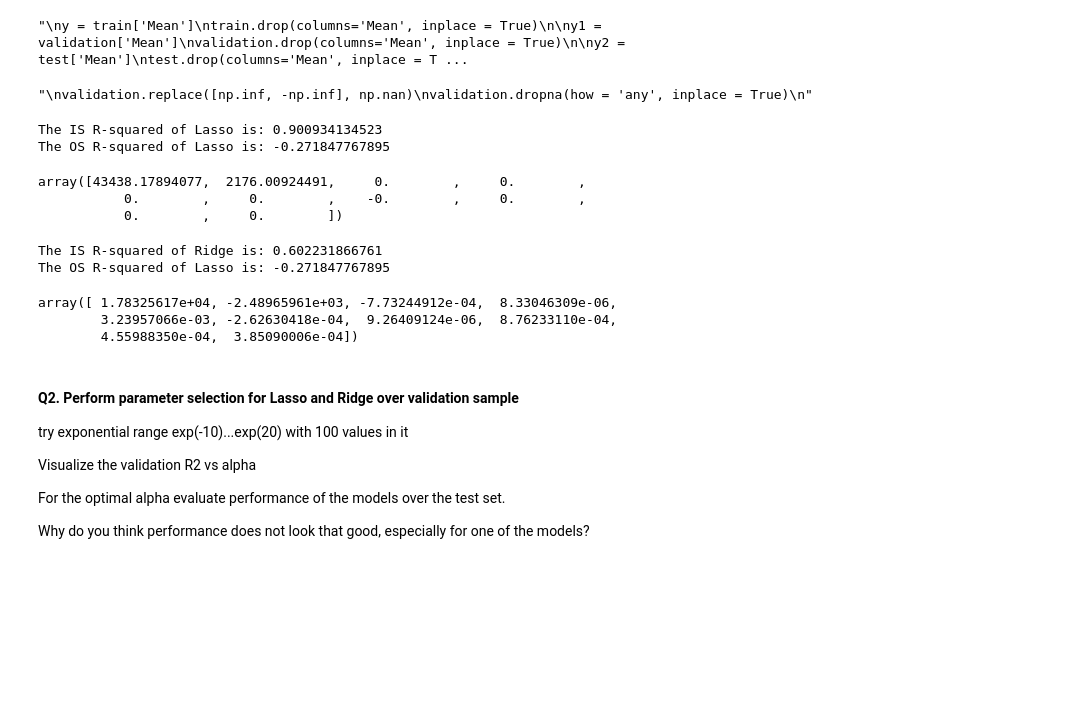
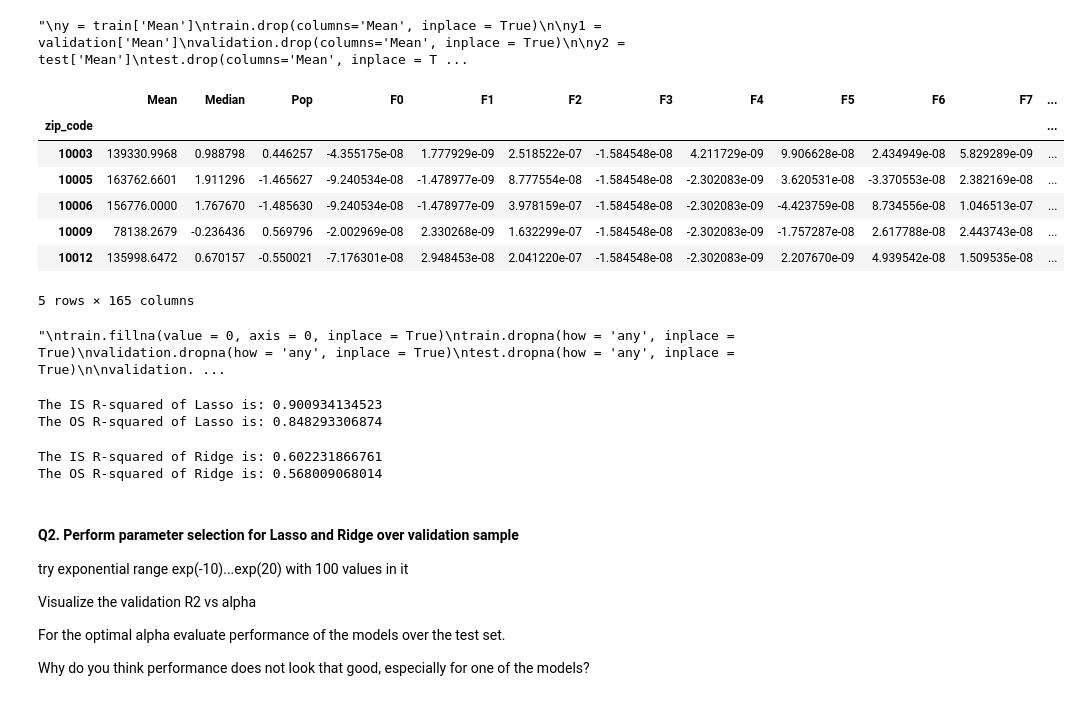
Before and after one commit to pratikwatwani/Applied-Data-Science, a Jupyter notebook: Session 07/Regularization (Lasso and Ridge).ipynb, the cells around one changed output. Cells and saved outputs as stored; diff of their text form; code cells hidden in the pictures; blank space fills up the shorter version.

```diff
--- a/Session 07/Regularization (Lasso and Ridge).ipynb
+++ b/Session 07/Regularization (Lasso and Ridge).ipynb
@@ -614,54 +586,51 @@ test.drop(columns='Mean', inplace = True)
 '''
 # %% [output]
 "\ny = train['Mean']\ntrain.drop(columns='Mean', inplace = True)\n\ny1 = validation['Mean']\nvalidation.drop(columns='Mean', inplace = True)\n\ny2 = test['Mean']\ntest.drop(columns='Mean', inplace = T ...
+# %%
+train.head()
+# %% [output]
+|  | Mean | Median | Pop | F0 | F1 | F2 | F3 | F4 | F5 | F6 | F7 | ... |
+| zip_code |  |  |  |  |  |  |  |  |  |  |  | ... |
+| 10003 | 139330.9968 | 0.988798 | 0.446257 | -4.355175e-08 | 1.777929e-09 | 2.518522e-07 | -1.584548e-08 | 4.211729e-09 | 9.906628e-08 | 2.434949e-08 | 5.829289e-09 | ... |
+| 10005 | 163762.6601 | 1.911296 | -1.465627 | -9.240534e-08 | -1.478977e-09 | 8.777554e-08 | -1.584548e-08 | -2.302083e-09 | 3.620531e-08 | -3.370553e-08 | 2.382169e-08 | ... |
+| 10006 | 156776.0000 | 1.767670 | -1.485630 | -9.240534e-08 | -1.478977e-09 | 3.978159e-07 | -1.584548e-08 | -2.302083e-09 | -4.423759e-08 | 8.734556e-08 | 1.046513e-07 | ... |
+| 10009 | 78138.2679 | -0.236436 | 0.569796 | -2.002969e-08 | 2.330268e-09 | 1.632299e-07 | -1.584548e-08 | -2.302083e-09 | -1.757287e-08 | 2.617788e-08 | 2.443743e-08 | ... |
+| 10012 | 135998.6472 | 0.670157 | -0.550021 | -7.176301e-08 | 2.948453e-08 | 2.041220e-07 | -1.584548e-08 | -2.302083e-09 | 2.207670e-09 | 4.939542e-08 | 1.509535e-08 | ... |
+5 rows × 165 columns
 # %%
 '''
 train.fillna(value = 0, axis = 0, inplace = True)
 train.dropna(how = 'any', inplace = True)
 validation.dropna(how = 'any', inplace = True)
 test.dropna(how = 'any', inplace = True)
-'''
+
 validation.fillna(value = 0, axis = 0, inplace = True)
 test.fillna(value = 0, axis = 0, inplace = True)
+
+validation.replace([np.inf, -np.inf], np.nan)
+validation.dropna(how = 'any', inplace = True)
+'''
+# %% [output]
+"\ntrain.fillna(value = 0, axis = 0, inplace = True)\ntrain.dropna(how = 'any', inplace = True)\nvalidation.dropna(how = 'any', inplace = True)\ntest.dropna(how = 'any', inplace = True)\n\nvalidation. ...
-# %%
-'''
-validation.replace([np.inf, -np.inf], np.nan)
-validation.dropna(how = 'any', inplace = True)
-'''
-# %% [output]
-"\nvalidation.replace([np.inf, -np.inf], np.nan)\nvalidation.dropna(how = 'any', inplace = True)\n"
 # %%
 Lasso=linear_model.Lasso(fit_intercept=True, alpha=100)
 
 Lasso.fit(train.iloc[:,1:],train['Mean'])
-isample=Lasso.predict(train.iloc[:,1:])
-print("The IS R-squared of Lasso is: {0}".format(r2_score(train['Mean'],isample)))
 
-osample=Lasso.predict(test.iloc[:,1:])
-print("The OS R-squared of Lasso is: {0}".format(r2_score(test['Mean'],osample)))
-Lasso.coef_[:10]
+print("The IS R-squared of Lasso is: {0}".format(r2_score(train['Mean'],Lasso.predict(train.iloc[:,1:]))))
+print("The OS R-squared of Lasso is: {0}".format(r2_score(test['Mean'],Lasso.predict(test.iloc[:,1:]))))
 # %% [output]
 The IS R-squared of Lasso is: 0.900934134523
-The OS R-squared of Lasso is: -0.271847767895
+The OS R-squared of Lasso is: 0.848293306874
-array([43438.17894077,  2176.00924491,     0.        ,     0.        ,
-           0.        ,     0.        ,    -0.        ,     0.        ,
-           0.        ,     0.        ])
 # %%
 Ridge=linear_model.Ridge(fit_intercept=True, alpha=100)
 Ridge.fit(train.iloc[:,1:],train['Mean'])
 
-isample=Ridge.predict(train.iloc[:,1:])
-print("The IS R-squared of Ridge is: {0}".format(r2_score(train['Mean'],isample)))
-
-osample=Ridge.predict(test.iloc[:,1:])
-print("The OS R-squared of Lasso is: {0}".format(r2_score(test['Mean'],osample)))
-Ridge.coef_[:10]
+print("The IS R-squared of Ridge is: {0}".format(r2_score(train['Mean'],Ridge.predict(train.iloc[:,1:]))))
+print("The OS R-squared of Ridge is: {0}".format(r2_score(test['Mean'],Ridge.predict(test.iloc[:,1:]))))
 # %% [output]
 The IS R-squared of Ridge is: 0.602231866761
-The OS R-squared of Lasso is: -0.271847767895
+The OS R-squared of Ridge is: 0.568009068014
-array([ 1.78325617e+04, -2.48965961e+03, -7.73244912e-04,  8.33046309e-06,
-        3.23957066e-03, -2.62630418e-04,  9.26409124e-06,  8.76233110e-04,
-        4.55988350e-04,  3.85090006e-04])
 # %% [markdown]
 #### Q2. Perform parameter selection for Lasso and Ridge over validation sample
 try exponential range exp(-10)...exp(20) with 100 values in it
```
Also changed, not shown: parts of 18 cells of this notebook.
